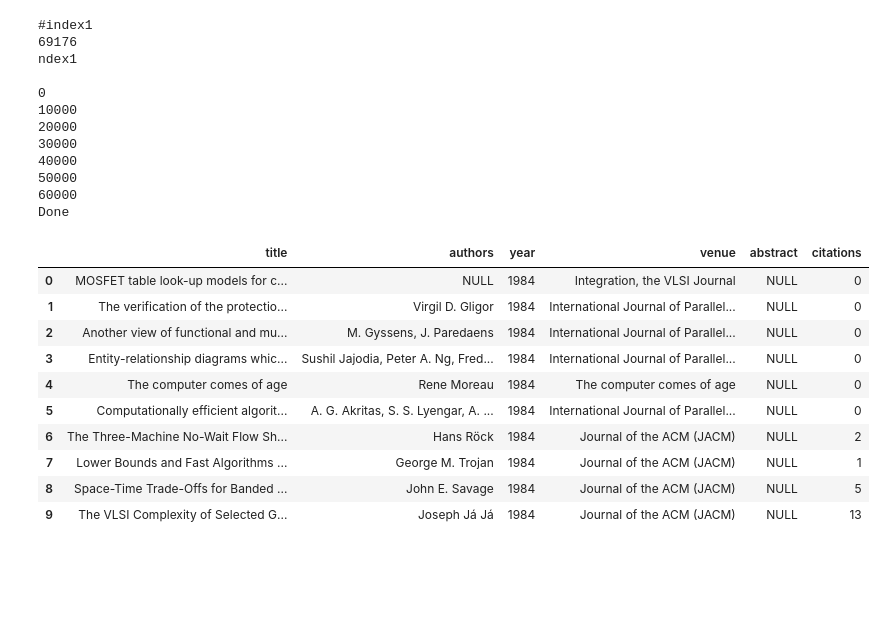
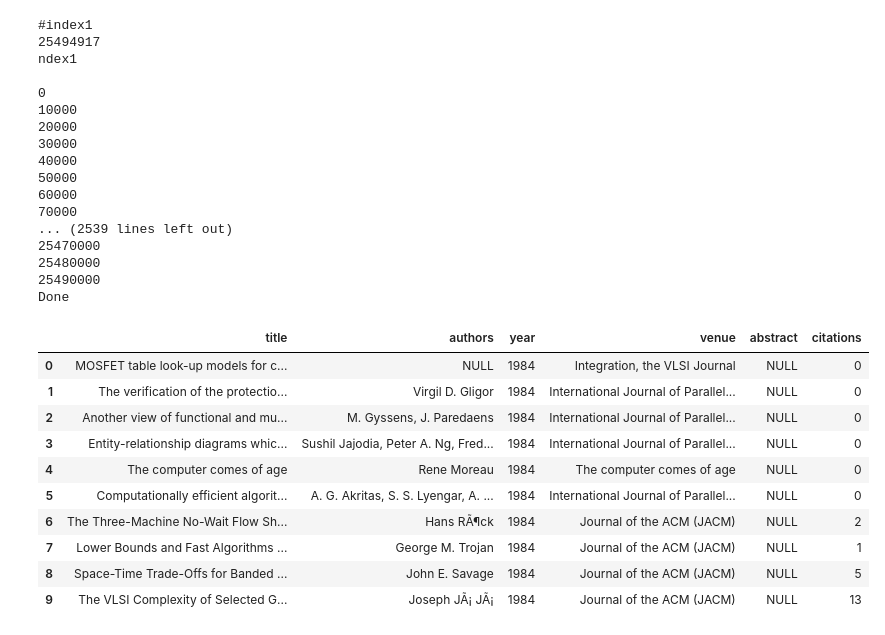
Before and after one commit to ryanweiper/4194final, a Jupyter notebook: preprocessOmar.ipynb, the cells around one changed output. Saved outputs shown, nothing was run; the diff lists cells and outputs as text; code cells hidden in the pictures; blank space fills up the shorter version.

```diff
--- a/preprocessOmar.ipynb
+++ b/preprocessOmar.ipynb
@@ -4,7 +4,8 @@ import pandas as pd
 import numpy as np
 
 # Open the data
-data_str = open('acm1st10000.txt').read()
+#data_str = open('acm1st10000.txt').read()     # small data
+data_str = open('data/acm.v9/acm.txt',errors="ignore").read()  # BIG DATA
 # data_str = open('C:\\Users\\Ryan\\Documents\\Ohio State\\8th Semester\\ECE 4194.02\\acm.txt', errors='ignore').read()
 data_list = data_str.splitlines()
 
@@ -87,35 +88,40 @@ df = pd.DataFrame.from_records(dflist, columns=names)
 df.head(10)
 
 
 # T0-DO:
 # -----------------------------------------------------------
 # Force strings in dataframe that we want as ints to be ints
 # Convert the strings in dataframe to bag of words vectors
 # Make a dataframe of just 2015 papers
 
 # Account for no citations in a dataframe (if citation column is NaN, make it 0)
 # Account for no abstract (if abstract column is NaN, remove the row completely)
 # %% [output]
 #index1
-69176
+25494917
 ndex1
 
 0
 10000
 20000
 30000
 40000
 50000
 60000
+70000
+... (2539 lines left out)
+25470000
+25480000
+25490000
 Done
 |  | title | authors | year | venue | abstract | citations |
 | 0 | MOSFET table look-up models for c... | NULL | 1984 | Integration, the VLSI Journal | NULL | 0 |
 | 1 | The verification of the protectio... | Virgil D. Gligor | 1984 | International Journal of Parallel... | NULL | 0 |
 | 2 | Another view of functional and mu... | M. Gyssens, J. Paredaens | 1984 | International Journal of Parallel... | NULL | 0 |
 | 3 | Entity-relationship diagrams whic... | Sushil Jajodia, Peter A. Ng, Fred... | 1984 | International Journal of Parallel... | NULL | 0 |
 | 4 | The computer comes of age | Rene Moreau | 1984 | The computer comes of age | NULL | 0 |
 | 5 | Computationally efficient algorit... | A. G. Akritas, S. S. Lyengar, A. ... | 1984 | International Journal of Parallel... | NULL | 0 |
-| 6 | The Three-Machine No-Wait Flow Sh... | Hans Röck | 1984 | Journal of the ACM (JACM) | NULL | 2 |
+| 6 | The Three-Machine No-Wait Flow Sh... | Hans RÃ¶ck | 1984 | Journal of the ACM (JACM) | NULL | 2 |
 | 7 | Lower Bounds and Fast Algorithms ... | George M. Trojan | 1984 | Journal of the ACM (JACM) | NULL | 1 |
 | 8 | Space-Time Trade-Offs for Banded ... | John E. Savage | 1984 | Journal of the ACM (JACM) | NULL | 5 |
-| 9 | The VLSI Complexity of Selected G... | Joseph Já Já | 1984 | Journal of the ACM (JACM) | NULL | 13 |
+| 9 | The VLSI Complexity of Selected G... | Joseph JÃ¡ JÃ¡ | 1984 | Journal of the ACM (JACM) | NULL | 13 |
```
